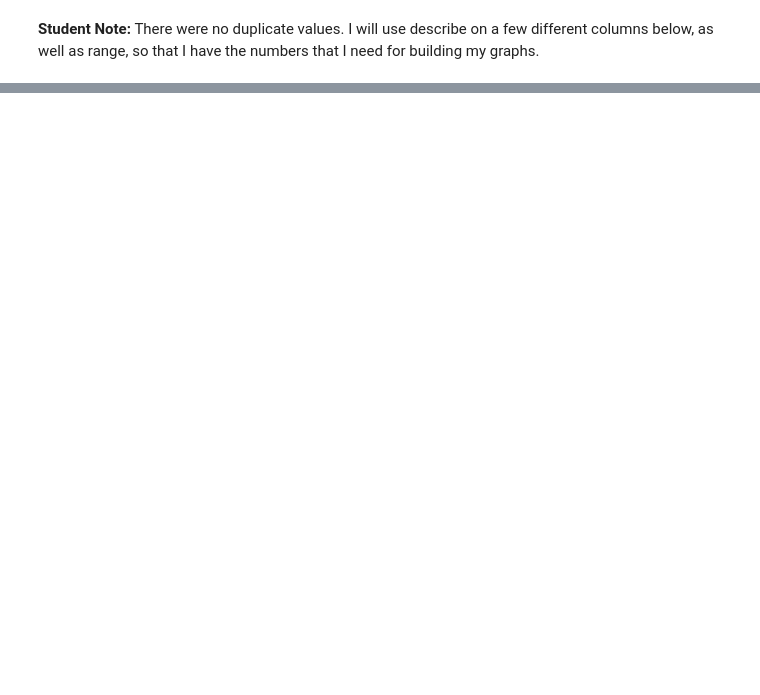
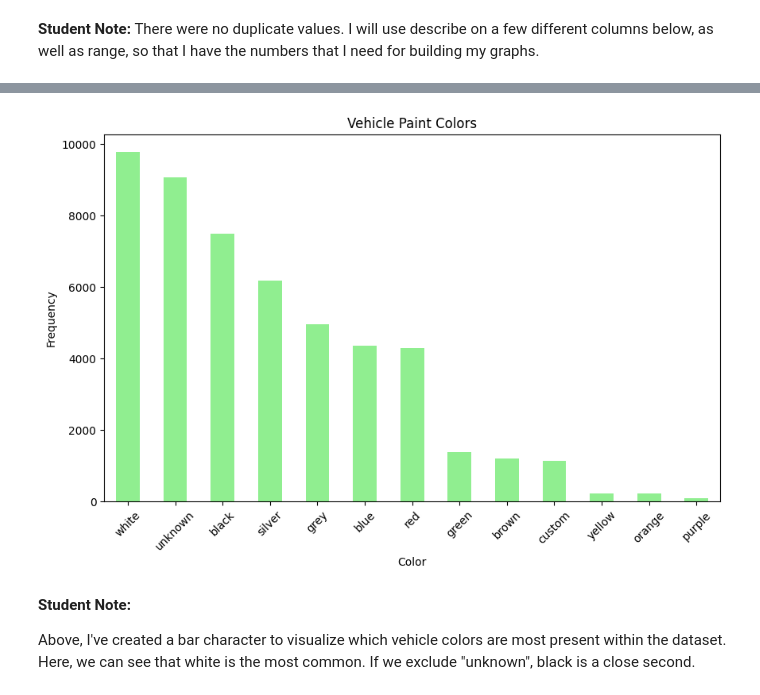
Before and after one commit to arr225/Racine_Sprint_4_Project, a Jupyter notebook: notebooks/EDA.ipynb, the cells around one changed output, grey strips where cells are left out. Saved outputs shown, nothing was run; the diff lists cells and outputs as text; code cells hidden in the pictures; blank space fills up the shorter version.

```diff
--- a/notebooks/EDA.ipynb
+++ b/notebooks/EDA.ipynb
@@ -259,4 +431,22 @@ freq      10029
 Name: paint_color, dtype: object
+# %%
+# Create a graph to compare the 'paint_color' column
+
+paint_color_counts = df_vehicles['paint_color'].value_counts()
+
+plt.figure(figsize=(10, 6))
+paint_color_counts.plot(kind='bar', color='lightgreen')
+plt.title('Vehicle Paint Colors')
+plt.xlabel('Color')
+plt.ylabel('Frequency')
+plt.xticks(rotation=45)
+plt.show()
+# %% [output]
+[figure, added]
+# %% [markdown]
+**Student Note:**
+
+Above, I've created a bar character to visualize which vehicle colors are most present within the dataset. Here, we can see that white is the most common. If we exclude "unknown", black is a close second.
 # %%
 # Provide summary statistics for the 'fuel' column
 
```
Also changed, not shown: parts of 29 cells of this notebook, 1 other file.
